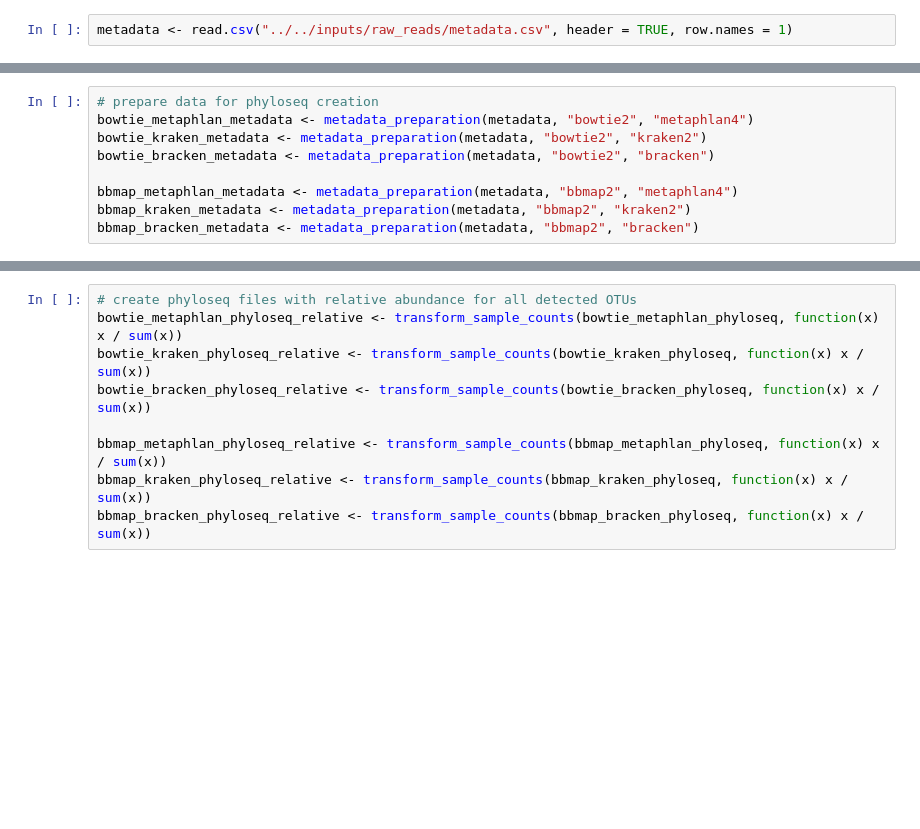
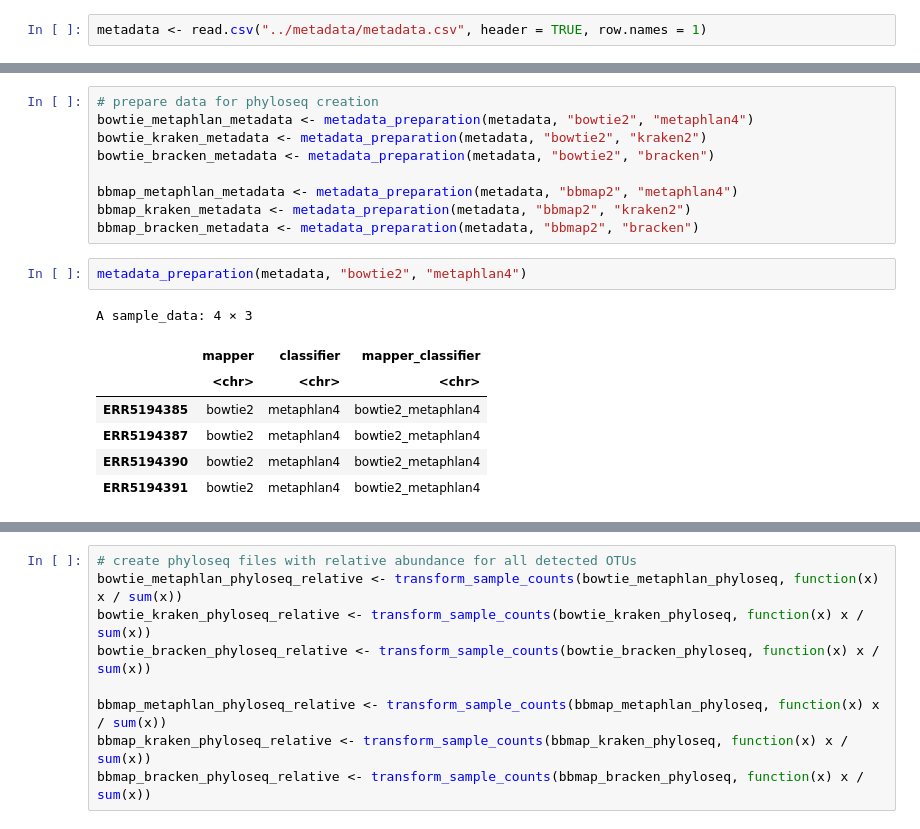
Before and after one commit to TomasDemeter/shotgun_metagenomics, a Jupyter notebook: workflow/notebooks/phyloseq.ipynb, the cells around one changed output, grey strips where cells are left out. Cells and saved outputs as stored; diff of their text form; blank space fills up the shorter version.

```diff
--- a/workflow/notebooks/phyloseq.ipynb
+++ b/workflow/notebooks/phyloseq.ipynb
@@ -25,7 +25,7 @@ The following object is masked from ‘package:microbiome’:
 
     diversity
 # %%
-metadata <- read.csv("../../inputs/raw_reads/metadata.csv", header = TRUE, row.names = 1)
+metadata <- read.csv("../metadata/metadata.csv", header = TRUE, row.names = 1)
 # %%
 bowtie_metaphlan <-read.csv("../../results/Kraken_Bracken_Metaphlan_output/Metaphlan4_Bowtie_report.csv", header = TRUE)
 bowtie_kraken <-read.csv("../../results/Kraken_Bracken_Metaphlan_output/Kraken2_Bowtie_report.csv", header = TRUE)
@@ -251,3 +251,13 @@ bowtie_bracken_metadata <- metadata_preparation(metadata, "bowtie2", "bracken")
 bbmap_metaphlan_metadata <- metadata_preparation(metadata, "bbmap2", "metaphlan4")
 bbmap_kraken_metadata <- metadata_preparation(metadata, "bbmap2", "kraken2")
 bbmap_bracken_metadata <- metadata_preparation(metadata, "bbmap2", "bracken")
+# %%
+metadata_preparation(metadata, "bowtie2", "metaphlan4")
+# %% [output]
+A sample_data: 4 × 3
+|  | mapper | classifier | mapper_classifier |
+|  | <chr> | <chr> | <chr> |
+| ERR5194385 | bowtie2 | metaphlan4 | bowtie2_metaphlan4 |
+| ERR5194387 | bowtie2 | metaphlan4 | bowtie2_metaphlan4 |
+| ERR5194390 | bowtie2 | metaphlan4 | bowtie2_metaphlan4 |
+| ERR5194391 | bowtie2 | metaphlan4 | bowtie2_metaphlan4 |
```
Also changed, not shown: parts of 6 cells of this notebook, 3 other files.
